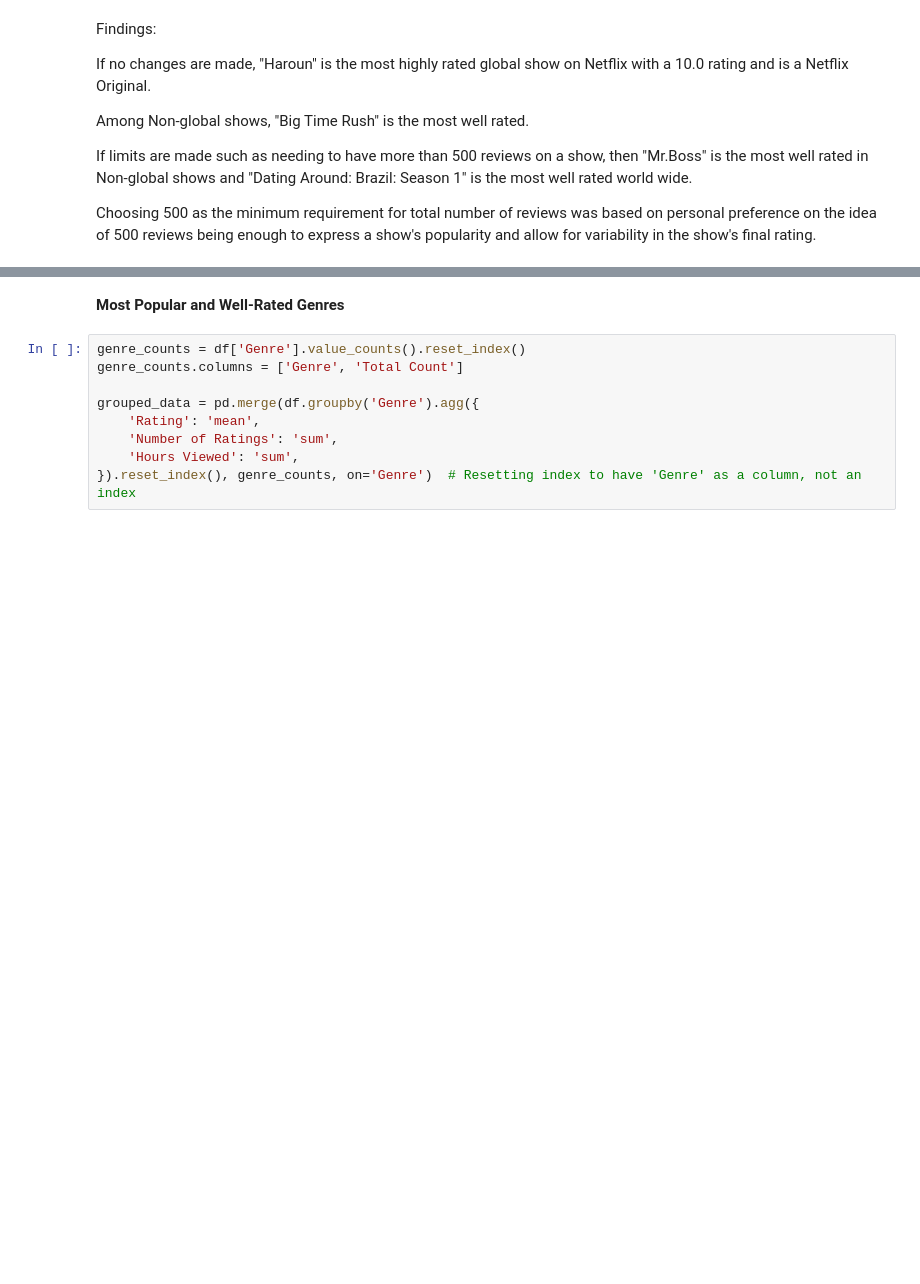
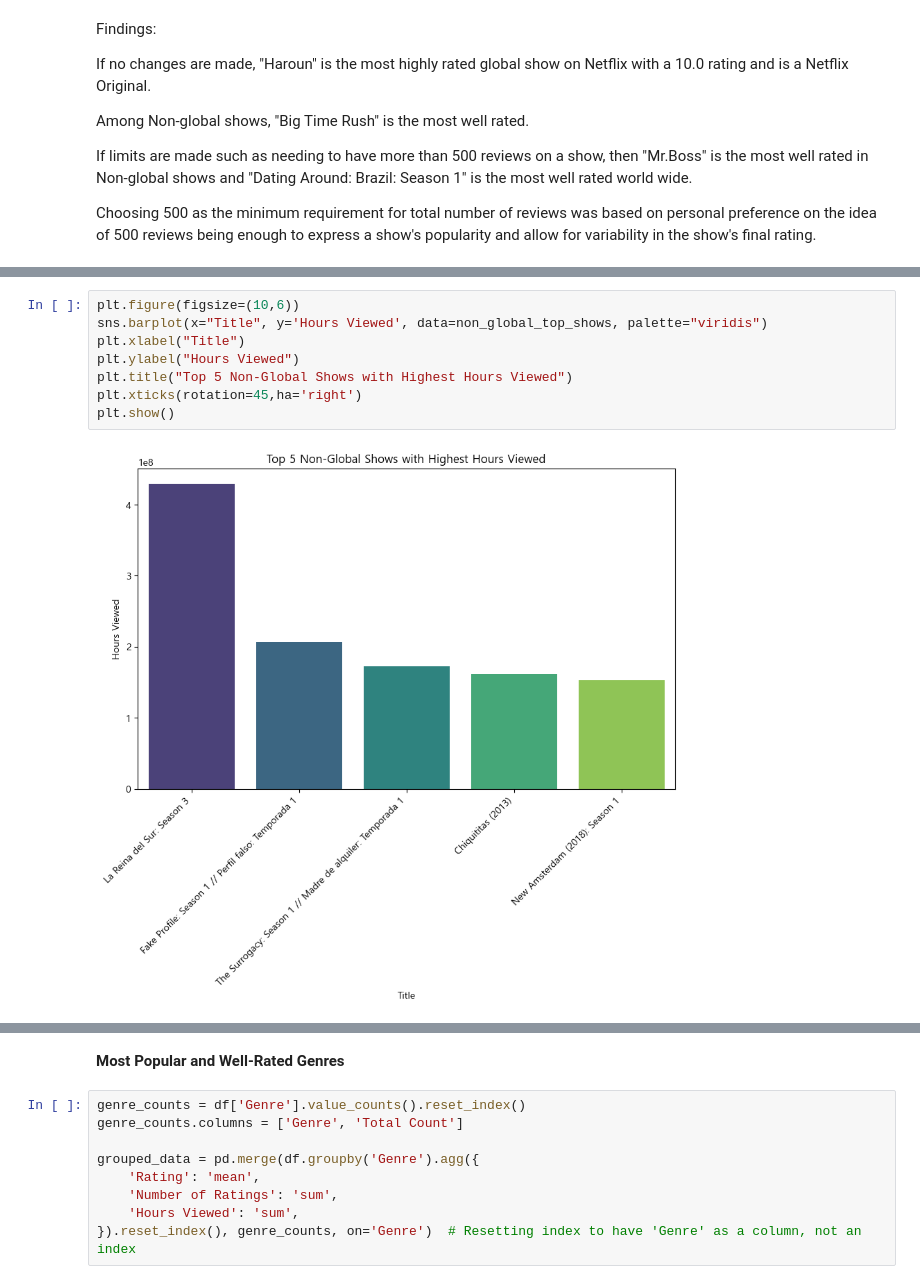
Before and after one commit to Kestrel86/netflixEDA, a Jupyter notebook: netflixEDA.ipynb, the cells around one changed output, grey strips where cells are left out. Saved outputs shown, nothing was run; the diff lists cells and outputs as text; blank space fills up the shorter version.

```diff
--- a/netflixEDA.ipynb
+++ b/netflixEDA.ipynb
@@ -235,0 +274,10 @@ Choosing 500 as the minimum requirement for total number of reviews was based on
+# %%
+plt.figure(figsize=(10,6))
+sns.barplot(x="Title", y='Hours Viewed', data=non_global_top_shows, palette="viridis")
+plt.xlabel("Title")
+plt.ylabel("Hours Viewed")
+plt.title("Top 5 Non-Global Shows with Highest Hours Viewed")
+plt.xticks(rotation=45,ha='right')
+plt.show()
+# %% [output]
+[figure, added]
```
Also changed, not shown: parts of 29 cells of this notebook.
